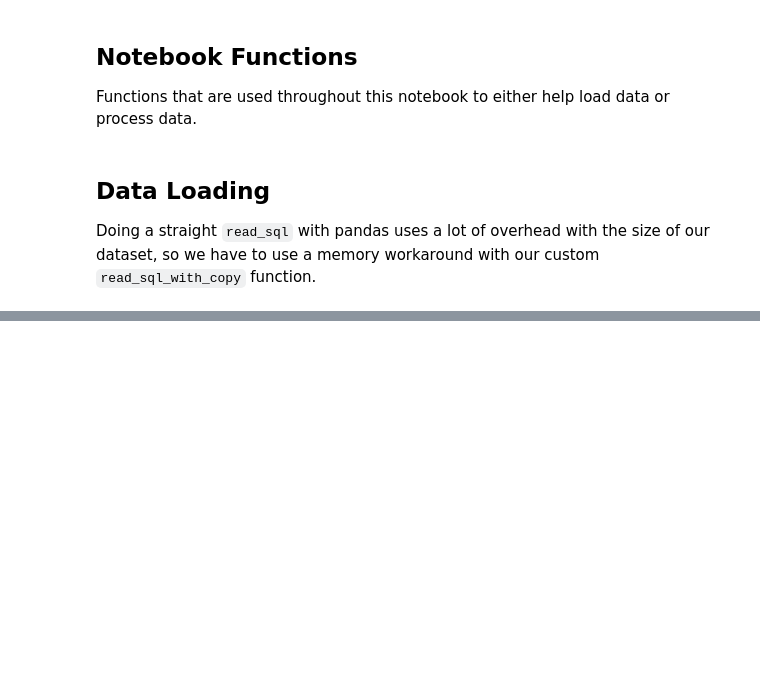
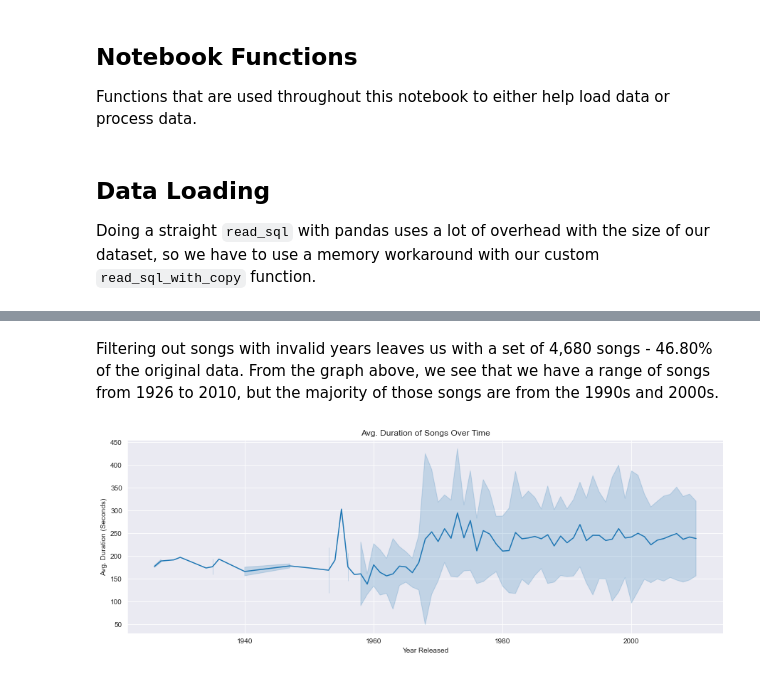
Before and after one commit to seankim658/Million-Song-Data-Analysis, a Jupyter notebook: Million Song Dataset Analysis.ipynb, the cells around one changed output, grey strips where cells are left out. Cells and saved outputs as stored; diff of their text form; code cells hidden in the pictures; blank space fills up the shorter version.

```diff
--- a/Million Song Dataset Analysis.ipynb
+++ b/Million Song Dataset Analysis.ipynb
@@ -133,0 +269,10 @@ Running query...done!
+# %% [markdown]
+Filtering out songs with invalid years leaves us with a set of 4,680 songs - 46.80% of the original data. From the graph above, we see that we have a range of songs from 1926 to 2010, but the majority of those songs are from the 1990s and 2000s.
+# %%
+fig = plt.figure(figsize = (15, 5))
+ax = sns.lineplot(data = query_df, x = 'year', y = 'duration', ci = 'sd')
+ax.set_xlabel('Year Released');
+ax.set_ylabel('Avg. Duration (Seconds)');
+ax.set_title('Avg. Duration of Songs Over Time');
+# %% [output]
+[figure, added]
```
Also changed, not shown: parts of 20 cells of this notebook.
